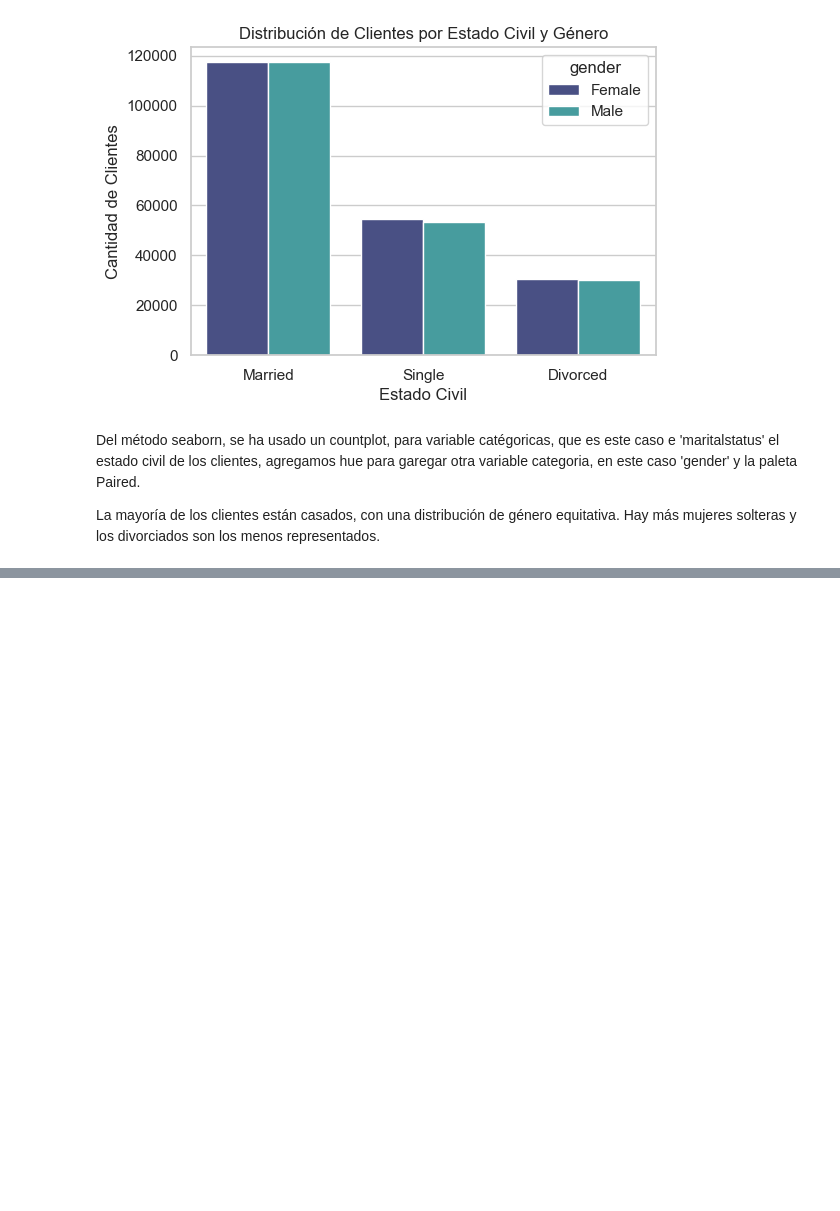
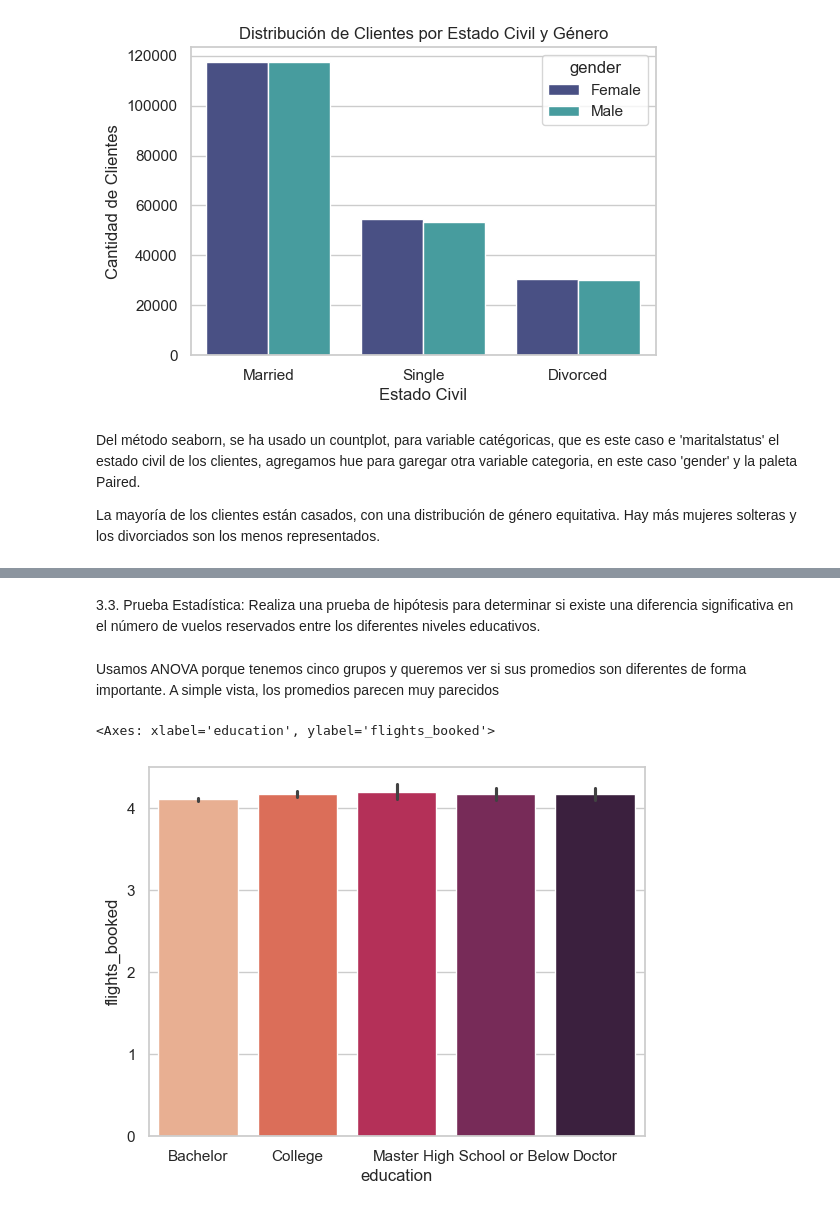
Before and after one commit to Adalab/bda-modulo-3-evaluacion-final-mgarciajim, a Jupyter notebook: evaluacion_final_3_monica.ipynb, the cells around one changed output, grey strips where cells are left out. Drawn from its saved outputs; the diff is of its cells as text; code cells hidden in the pictures; blank space fills up the shorter version.

```diff
--- a/evaluacion_final_3_monica.ipynb
+++ b/evaluacion_final_3_monica.ipynb
@@ -1034,0 +1037,4 @@ La mayoría de los clientes están casados, con una distribución de género equ
+# %%
+#dataframe de las dos columnas que nos piden
+df_educacion = df_copia[['education','flights_booked']]
+df_educacion
@@ -1034,0 +1078,15 @@ La mayoría de los clientes están casados, con una distribución de género equ
+# %% [markdown]
+3.3. Prueba Estadística: Realiza una prueba de hipótesis para determinar si existe una diferencia
+significativa en el número de vuelos reservados entre los diferentes niveles educativos.
+# %% [markdown]
+
+Usamos ANOVA porque tenemos cinco grupos y queremos ver si sus promedios son diferentes de forma importante. A simple vista, los promedios parecen muy parecidos
+# %%
+# analizamos los datos primero visualmente
+sns.barplot(x='education',
+            y='flights_booked',
+            data=df_educacion,
+            palette = "rocket_r")
+# %% [output]
+<Axes: xlabel='education', ylabel='flights_booked'>
+[figure, added]
```
Also changed, not shown: parts of 23 cells of this notebook, 1 other file.
